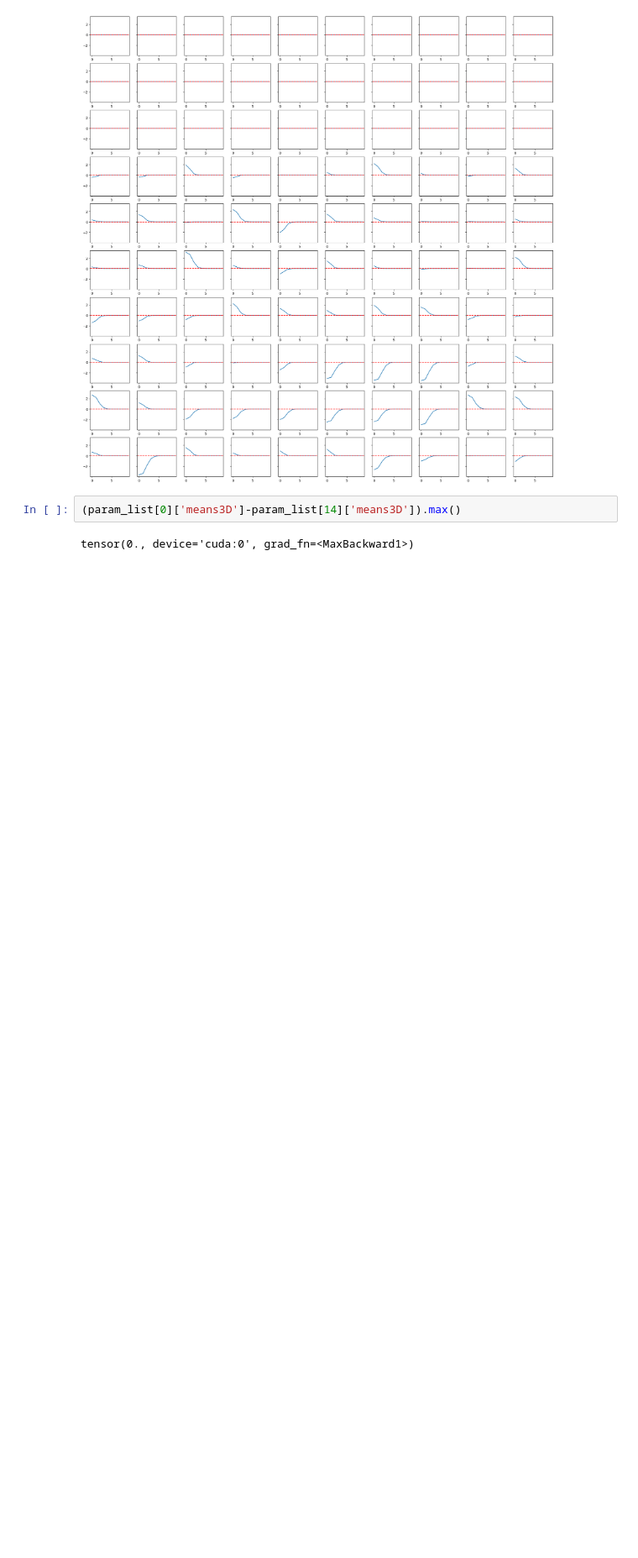
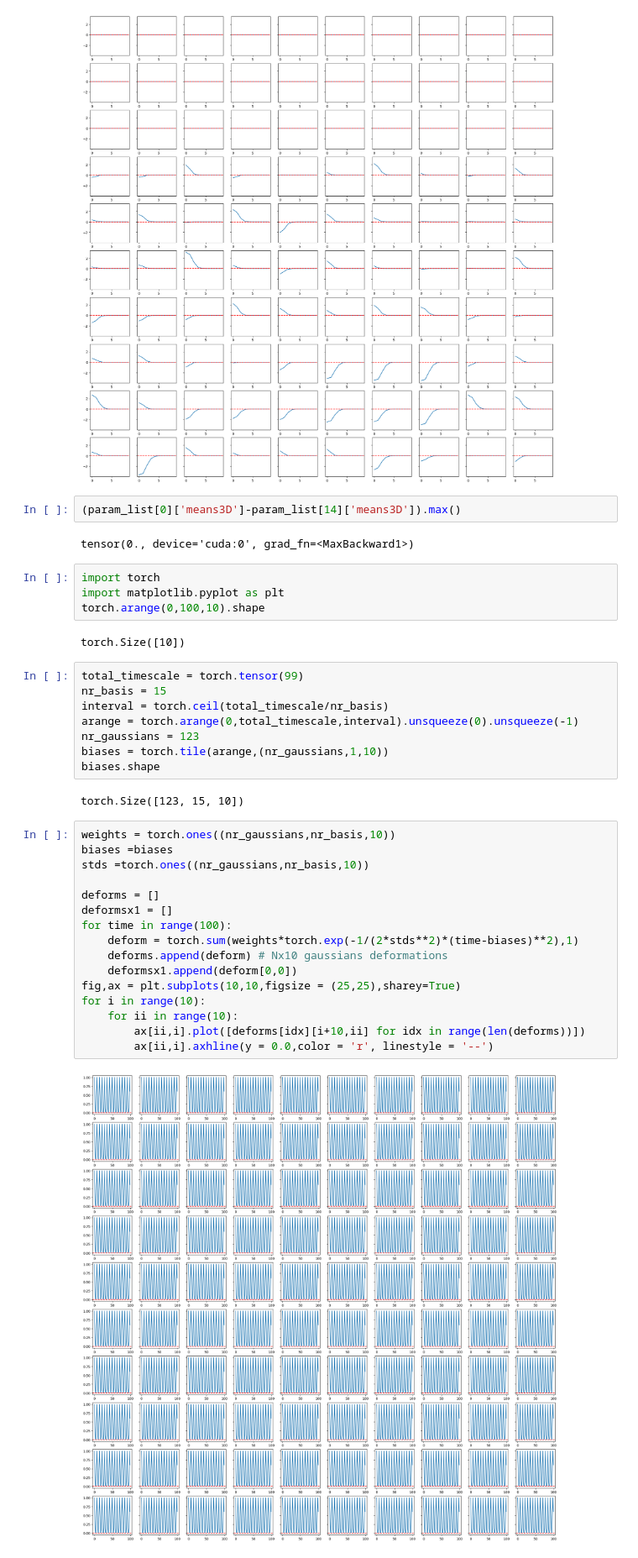
Before and after one commit to nasrelkad/SurgeSplam_deformation, a Jupyter notebook: test_deforms.ipynb, the cells around one changed output. Shown at 84% size. Cells and saved outputs as stored; diff of their text form; blank space fills up the shorter version.

Commit message:
evenly distributed biases

```diff
--- a/test_deforms.ipynb
+++ b/test_deforms.ipynb
@@ -184,3 +184,37 @@ for i in range(10):
 (param_list[0]['means3D']-param_list[14]['means3D']).max()
 # %% [output]
 tensor(0., device='cuda:0', grad_fn=<MaxBackward1>)
+# %%
+import torch
+import matplotlib.pyplot as plt
+torch.arange(0,100,10).shape
+# %% [output]
+torch.Size([10])
+# %%
+total_timescale = torch.tensor(99)
+nr_basis = 15
+interval = torch.ceil(total_timescale/nr_basis)
+arange = torch.arange(0,total_timescale,interval).unsqueeze(0).unsqueeze(-1)
+nr_gaussians = 123
+biases = torch.tile(arange,(nr_gaussians,1,10))
+biases.shape
+# %% [output]
+torch.Size([123, 15, 10])
+# %%
+weights = torch.ones((nr_gaussians,nr_basis,10))
+biases =biases
+stds =torch.ones((nr_gaussians,nr_basis,10))
+
+deforms = []
+deformsx1 = []
+for time in range(100):
+    deform = torch.sum(weights*torch.exp(-1/(2*stds**2)*(time-biases)**2),1)
+    deforms.append(deform) # Nx10 gaussians deformations
+    deformsx1.append(deform[0,0])
+fig,ax = plt.subplots(10,10,figsize = (25,25),sharey=True)
+for i in range(10):
+    for ii in range(10):
+        ax[ii,i].plot([deforms[idx][i+10,ii] for idx in range(len(deforms))])
+        ax[ii,i].axhline(y = 0.0,color = 'r', linestyle = '--')
+# %% [output]
+[figure, added]
```
Also changed, not shown: parts of 1 cell of this notebook, 5 other files.
